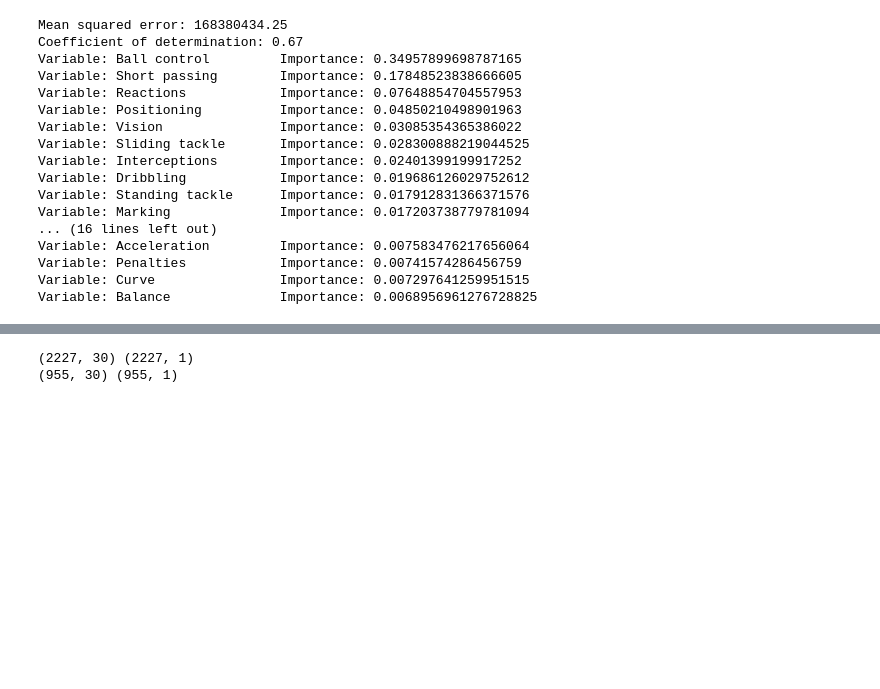
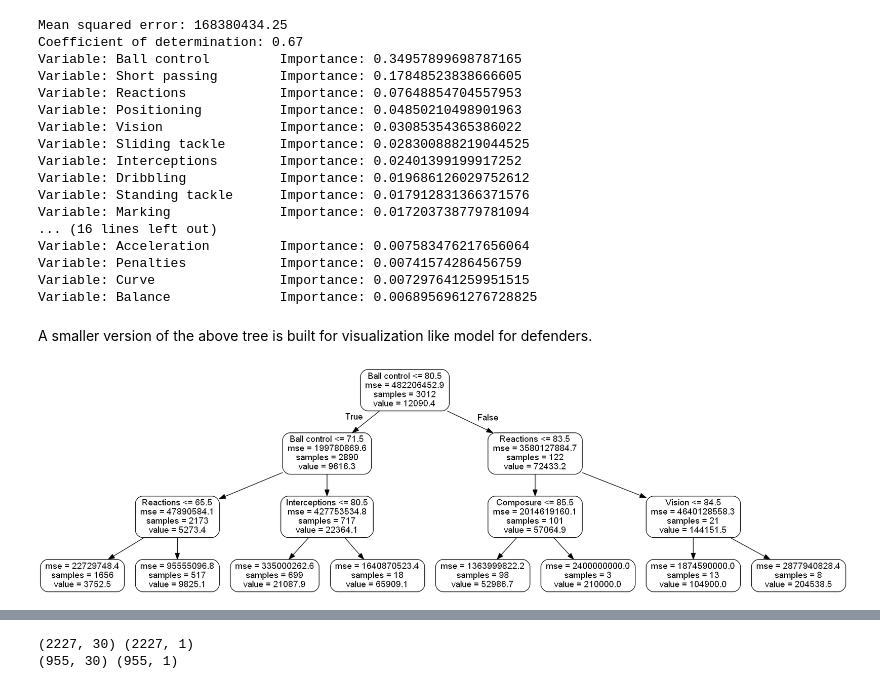
Before and after one commit to sthalder/fifa-player-wage-analysis, a Jupyter notebook: Fifa Wage Prediction Analysis.ipynb, the cells around one changed output, grey strips where cells are left out. Drawn from its saved outputs; the diff is of its cells as text; code cells hidden in the pictures; blank space fills up the shorter version.

```diff
--- a/Fifa Wage Prediction Analysis.ipynb
+++ b/Fifa Wage Prediction Analysis.ipynb
@@ -552,3 +687,27 @@ Variable: Acceleration         Importance: 0.007583476217656064
 Variable: Penalties            Importance: 0.00741574286456759
 Variable: Curve                Importance: 0.007297641259951515
 Variable: Balance              Importance: 0.0068956961276728825
+# %% [markdown]
+A smaller version of the above tree is built for visualization like model for defenders.
+# %%
+# Random Forest model for MF - Small tree for visualization
+wage_rf_mf_s = RandomForestRegressor(random_state = 1000, max_depth = 3)
+
+# Train the model using the training sets
+wage_rf_mf_s.fit(X_mf_train, y_mf_train)
+
+# Pull out one tree from the forest
+tree_mf = wage_rf_mf_s.estimators_[5]
+
+# Pull out one tree from the forest
+tree_mf = wage_rf_mf_s.estimators_[5]
+# Export the image to a dot file
+export_graphviz(tree_mf, out_file = 'tree_mf.dot', feature_names = list(X_mf_train.columns), rounded = True, precision = 1)
+# Use dot file to create a graph
+(graph, ) = pydot.graph_from_dot_file('tree_mf.dot')
+# Write graph to a png file
+graph.write_png('tree_mf.png')
+
+Image(filename = 'C:/Users/sthal/FIFA images/tree_mf.png', width=1000, height=1000)
+# %% [output]
+[figure, added]
```
Also changed, not shown: parts of 43 cells of this notebook, 9 other files.
